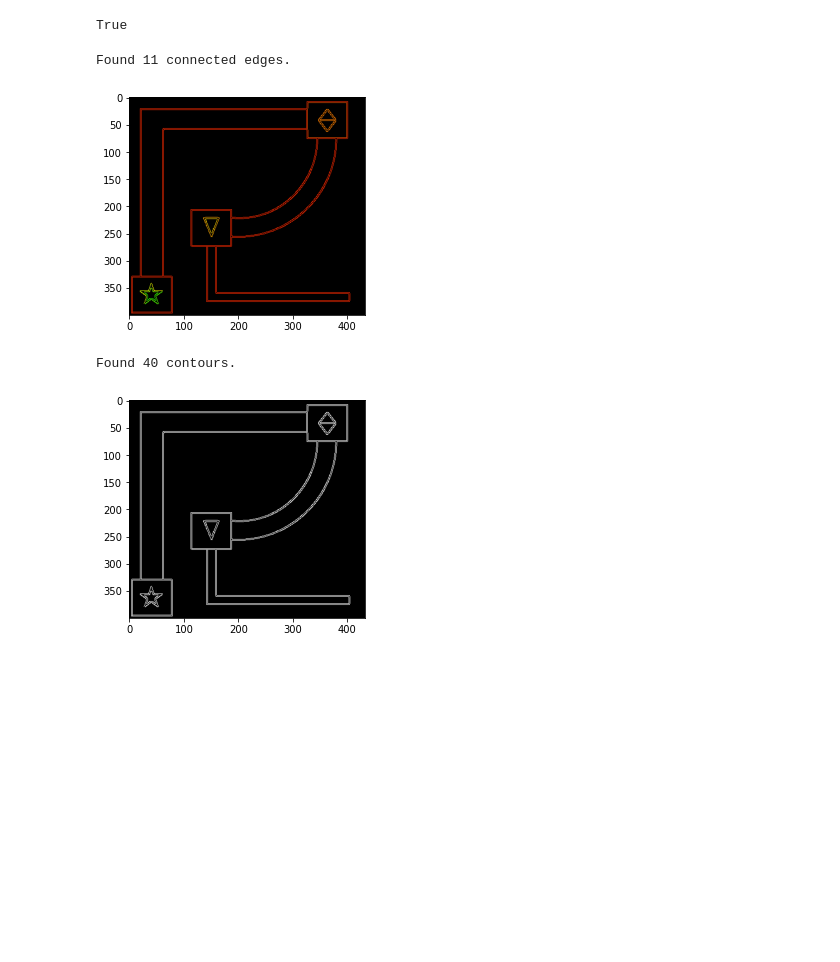
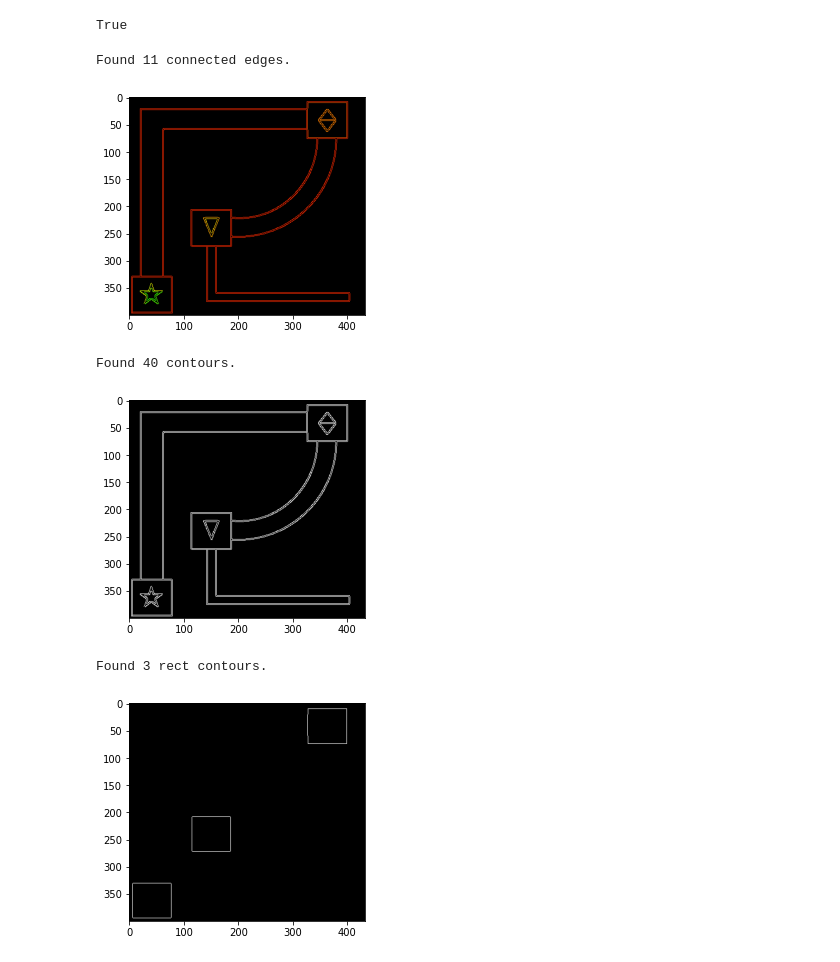
Before and after one commit to teerameth/Module6-7, a Jupyter notebook: Milestone25.ipynb, the cells around one changed output. Drawn from its saved outputs; the diff is of its cells as text; code cells hidden in the pictures; blank space fills up the shorter version.

Commit message:
Extract Marker and prepare for matching

```diff
--- a/Milestone25.ipynb
+++ b/Milestone25.ipynb
@@ -43,27 +75,37 @@ edges = cv2.Canny(diff, 20, 100)
 # %%
 edges = cv2.Canny(diff, 20, 100)
 
 
 ## Find connected edges
 ret, labels = cv2.connectedComponents(edges)
 colors = [(0, 0, 255), (0, 43, 255), (0, 85, 255), (0, 128, 255), (0, 170, 255), (0, 213, 255), (0, 255, 255), (0, 255, 212), (0, 255, 170), (0, 255, 127), (0, 255, 85), (0, 255, 42), (0, 255, 0), (43, 255, 0), (85, 255, 0), (128, 255, 0), (170, 255, 0), (213, 255, 0), (255, 255, 0), (255, 212, 0), (255, 170, 0), (255, 127, 0), (255, 85, 0), (255, 42, 0), (255, 0, 0)]
 ## Draw(set to different colors)
 canvas = np.zeros_like(frame, np.uint8)
 for i in range(1,ret):
     pts = labels == i
     canvas[pts] = colors[i%len(colors)]
 print("Found {} connected edges.".format(ret-1))
 imshow(canvas)
 
-contours, hierarchy = cv2.findContours(edges,cv2.RETR_TREE, cv2.CHAIN_APPROX_NONE)
+contours, hierarchy = cv2.findContours(edges,cv2.RETR_TREE, cv2.CHAIN_APPROX_NONE) # CHAIN_APPROX_NONE, CHAIN_APPROX_SIMPLE
 
-black = np.zeros(frame.shape[:2], dtype="uint8") # For visualize card border
+black = np.zeros(frame.shape[:2], dtype="uint8") # For visualize all border
 print("Found " + str(len(contours)) + " contours.")
 for i in range(len(contours)): # Draw each contours
     cv2.drawContours(black, contours, i, 255, 1)
 imshow(black)
+
+## Filter only rect contours (Get marker) ##
+cnts_sqrt = filter_contour_square(contours)
+black = np.zeros(frame.shape[:2], dtype="uint8") # For visualize card border
+print("Found " + str(len(cnts_sqrt)) + " rect contours.")
+for i in range(len(cnts_rect)): # Draw each contours
+    cv2.drawContours(black, cnts_sqrt, i, 255, 1)
+imshow(black)
 # %% [output]
 Found 11 connected edges.
 [figure]
 Found 40 contours.
 [figure]
+Found 3 rect contours.
+[figure, added]
```
Also changed, not shown: parts of 7 cells of this notebook, 4 other files.
